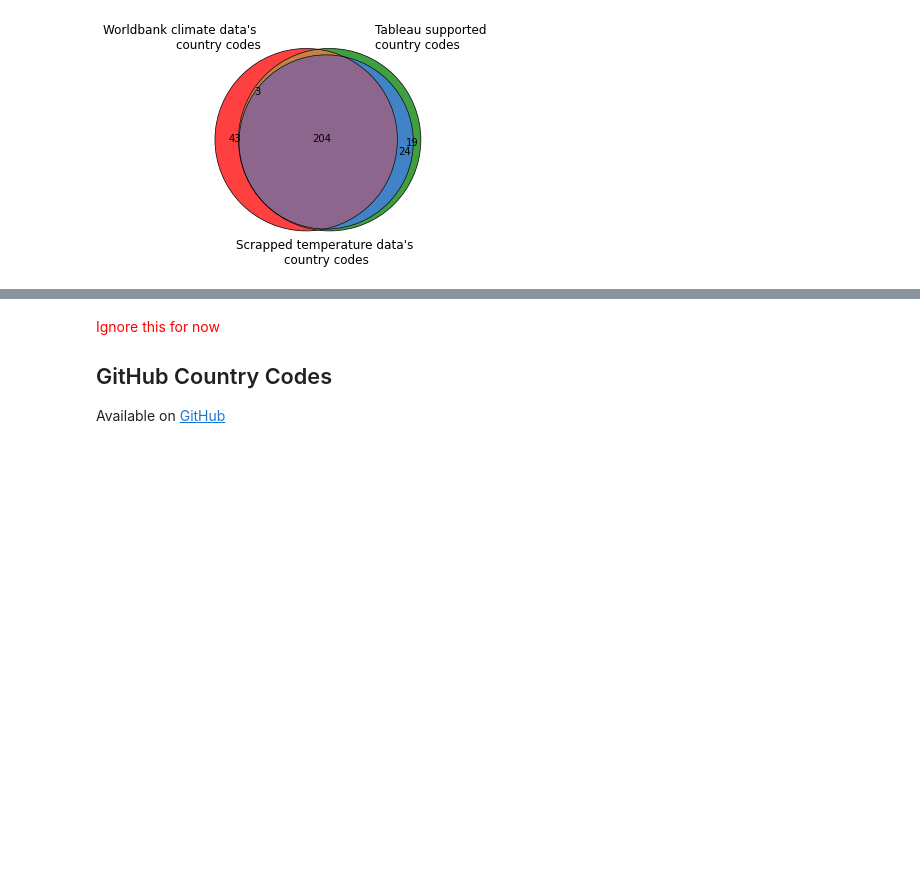
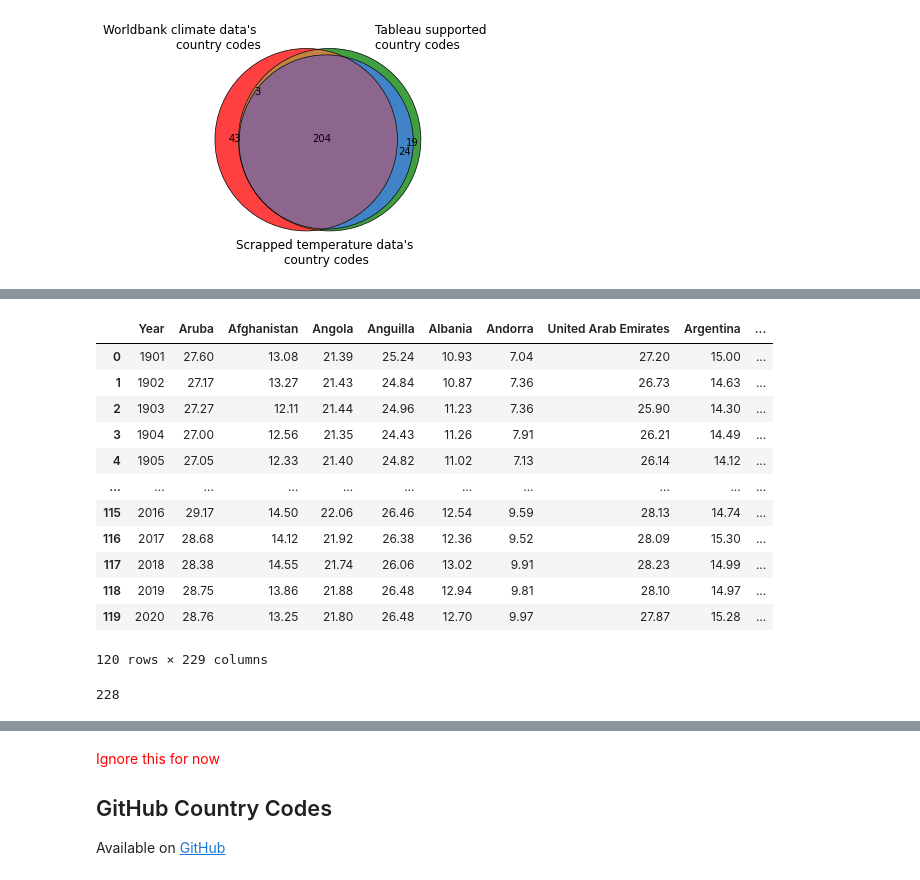
Before and after one commit to BingQuanChua/Untold-Climate-Change-Story, a Jupyter notebook: dataset_country_code.ipynb, the cells around one changed output, grey strips where cells are left out. Saved outputs shown, nothing was run; the diff lists cells and outputs as text; code cells hidden in the pictures; blank space fills up the shorter version.

Commit message:
feat: Concatenated all scrapped data

```diff
--- a/dataset_country_code.ipynb
+++ b/dataset_country_code.ipynb
@@ -34,7 +40,7 @@ soup = BeautifulSoup(html_content, "lxml")
 main_content = soup.find("div", attrs={"id": "main_content"})
 h5_contents = main_content.find_all("h5")
 # %%
-supported_country_names = []
+supported_country_names = {}
 supported_country_codes = []
 
 for h5 in h5_contents:
@@ -43,7 +49,7 @@ for h5 in h5_contents:
     country_name = country_name_and_code[:-6]
     country_code = country_name_and_code[-4:-1]
 
-    supported_country_names.append(country_name)
+    supported_country_names[country_code] = country_name
     supported_country_codes.append(country_code)
 # %%
 print(len(supported_country_codes), "Tableau supported country codes")
@@ -169,0 +327,17 @@ print(available_country_codes)
+# %%
+# data_list 'minus' special_cases_df_list
+regular_df_list = [file for file in data_list if file not in special_cases_df_list]
+
+# create a empty df with just year 1901-2020
+df_world_temperature = pd.DataFrame({'Year': list(range(1901, 2021))})
+
+# start merging files one by one
+for file in tqdm(regular_df_list):
+
+    # skips the first row when reading
+    df_country = pd.read_csv(path + file, skiprows=1)
+    df_country = df_country.iloc[:, :2] # slice the country column, ignoring states
+    df_country.rename(columns = {'Unnamed: 0': 'Year'}, inplace=True)
+
+    # merge them together
+    df_world_temperature = pd.merge(df_world_temperature, df_country, on='Year')
@@ -169,0 +350,4 @@ print(available_country_codes)
+# %%
+for file in special_cases_df_list:
+    code = file[-7:-4]
+    print(f"{code}: {supported_country_names.get(code)}")
@@ -169,0 +362,35 @@ print(available_country_codes)
+# %%
+# start merging files one by one
+for file in tqdm(special_cases_df_list):
+
+    # get country code and name
+    code = file[-7:-4]
+    country_name = supported_country_names.get(code)
+
+    # read csv file regularly
+    df_country = pd.read_csv(path + file)
+    df_country = df_country.iloc[:, :2] # slice the country column, ignoring states
+    df_country.rename(columns = {'Variable:': 'Year', 'tas': f'{country_name}'}, inplace=True)
+
+    # merge them together
+    df_world_temperature = pd.merge(df_world_temperature, df_country, on='Year')
+# %%
+df_world_temperature
+# %% [output]
+|  | Year | Aruba | Afghanistan | Angola | Anguilla | Albania | Andorra | United Arab Emirates | Argentina | ... |
+| 0 | 1901 | 27.60 | 13.08 | 21.39 | 25.24 | 10.93 | 7.04 | 27.20 | 15.00 | ... |
+| 1 | 1902 | 27.17 | 13.27 | 21.43 | 24.84 | 10.87 | 7.36 | 26.73 | 14.63 | ... |
+| 2 | 1903 | 27.27 | 12.11 | 21.44 | 24.96 | 11.23 | 7.36 | 25.90 | 14.30 | ... |
+| 3 | 1904 | 27.00 | 12.56 | 21.35 | 24.43 | 11.26 | 7.91 | 26.21 | 14.49 | ... |
+| 4 | 1905 | 27.05 | 12.33 | 21.40 | 24.82 | 11.02 | 7.13 | 26.14 | 14.12 | ... |
+| ... | ... | ... | ... | ... | ... | ... | ... | ... | ... | ... |
+| 115 | 2016 | 29.17 | 14.50 | 22.06 | 26.46 | 12.54 | 9.59 | 28.13 | 14.74 | ... |
+| 116 | 2017 | 28.68 | 14.12 | 21.92 | 26.38 | 12.36 | 9.52 | 28.09 | 15.30 | ... |
+| 117 | 2018 | 28.38 | 14.55 | 21.74 | 26.06 | 13.02 | 9.91 | 28.23 | 14.99 | ... |
+| 118 | 2019 | 28.75 | 13.86 | 21.88 | 26.48 | 12.94 | 9.81 | 28.10 | 14.97 | ... |
+| 119 | 2020 | 28.76 | 13.25 | 21.80 | 26.48 | 12.70 | 9.97 | 27.87 | 15.28 | ... |
+120 rows × 229 columns
+# %%
+len(data_list)
+# %% [output]
+228
```
Also changed, not shown: parts of 20 cells of this notebook, 1 other file.
